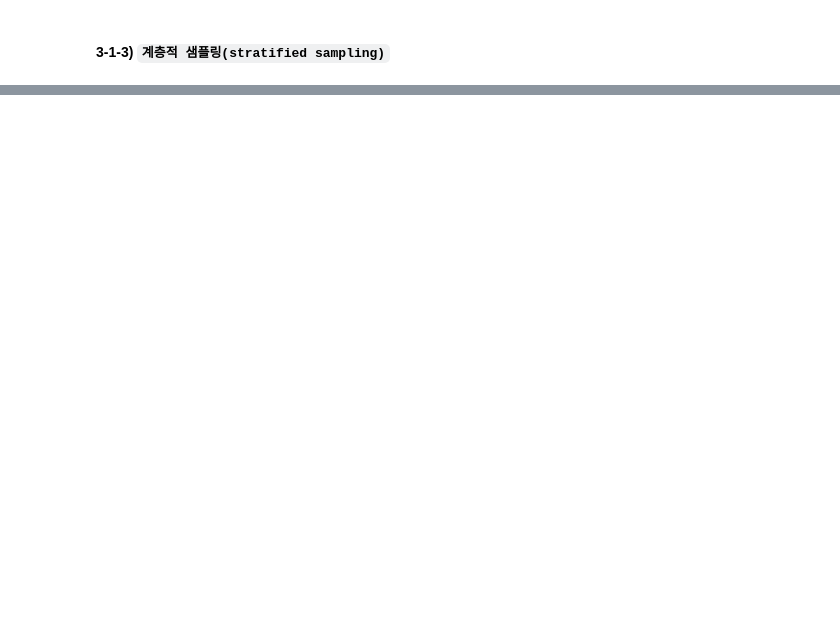
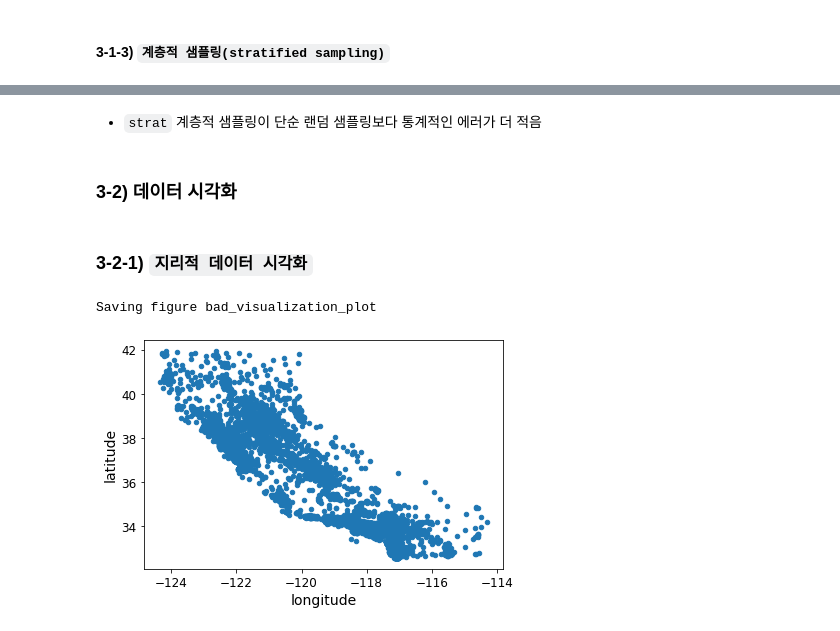
Before and after one commit to JitHoon/cnuai, a Jupyter notebook: augustEducation/week6_MLproject_EndtoEnd.ipynb, the cells around one changed output, grey strips where cells are left out. Drawn from its saved outputs; the diff is of its cells as text; code cells hidden in the pictures; blank space fills up the shorter version.

```diff
--- a/augustEducation/week6_MLproject_EndtoEnd.ipynb
+++ b/augustEducation/week6_MLproject_EndtoEnd.ipynb
@@ -215,0 +397,24 @@ Saving figure attribute_histogram_plots
+# %%
+# `계층적 추출` + `id 지정 없이` 방법 2
+# 사이킷 런에서 제공하는 계층적 샘플링 API
+# StratifiedShuffleSplit(n_splits=, *, test_size=, train_size=, random_state=)
+
+from sklearn.model_selection import StratifiedShuffleSplit
+
+# n_splits = 분리할 데이터 셋의 개수를 지정
+# test_size = 테스트 셋의 비율을 지정
+# train_siz = 훈련 셋의 비율을 지정
+# random_state = 생성된 훈련 및 데스트셋 난수를 지정
+# (42는 관용적인 숫자 : Deep thought 라는 컴퓨터로 계산된 숫자,
+# random_state를 주는 이유는 노트북 결과가 매 실행마다 뽑는 데이터셋이 동일하도록 하기 위함)
+
+split = StratifiedShuffleSplit(n_splits=1, test_size=0.2, random_state=42)
+
+# split.split(housing, housing["income_cat"])
+# 위 API 규측을 기준으로 "income_cat"을 split
+
+for train_index, test_index in split.split(housing, housing["income_cat"]):
+    strat_train_set = housing.loc[train_index]
+    strat_test_set = housing.loc[test_index]
+
+# loc : pandas의 인덱스 기준으로 행 데이터 읽기
@@ -215,0 +499,2 @@ Saving figure attribute_histogram_plots
+# %% [markdown]
+- `strat` 계층적 샘플링이 단순 랜덤 샘플링보다 통계적인 에러가 더 적음
@@ -215,0 +506,16 @@ Saving figure attribute_histogram_plots
+# %% [markdown]
+### 3-2) 데이터 시각화
+# %%
+# 데이터 복사본 생성 (훈련데이터를 손상시키지 않기 위해)
+# 전체 데이터가 아닌 학습용 데이터임
+housing = strat_train_set.copy()
+# %% [markdown]
+### 3-2-1) `지리적 데이터 시각화`
+# %%
+# 위도와 경도 데이터를 활용한 지리적 데이터 시각화
+
+housing.plot(kind="scatter", x="longitude", y="latitude")
+save_fig("bad_visualization_plot")
+# %% [output]
+Saving figure bad_visualization_plot
+[figure, added]
```
Also changed, not shown: parts of 35 cells of this notebook, 3 other files.
